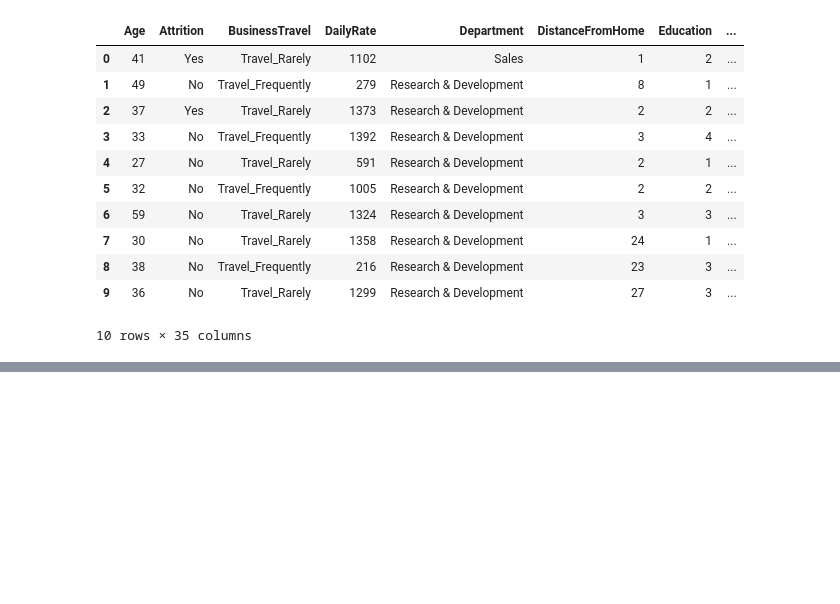
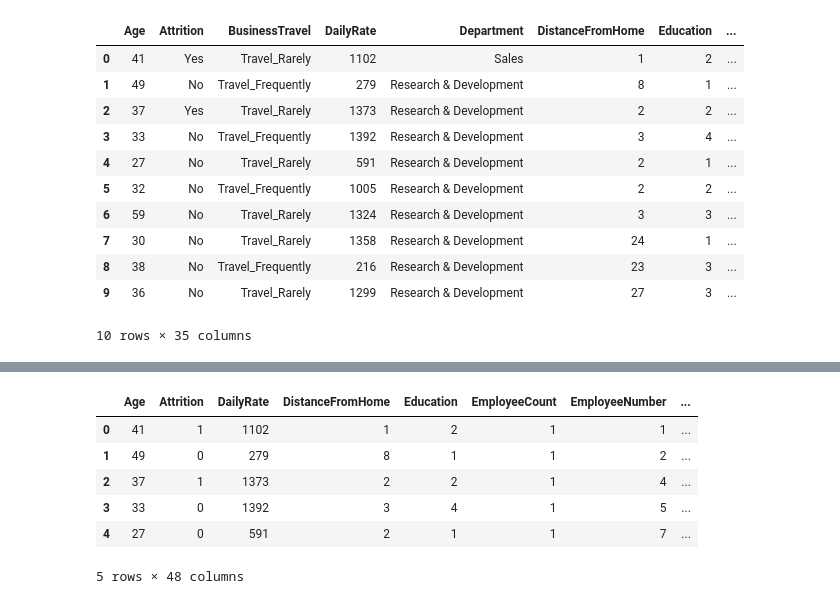
Before and after one commit to Armand57araujo/attrition-guard, a Jupyter notebook: Attrition_Guard.ipynb, the cells around one changed output, grey strips where cells are left out. Drawn from its saved outputs; the diff is of its cells as text; code cells hidden in the pictures; blank space fills up the shorter version.

```diff
--- a/Attrition_Guard.ipynb
+++ b/Attrition_Guard.ipynb
@@ -31,0 +76,14 @@ hr_data.head(10)
+# %%
+#apply onehotencoding to the categorical variables
+categorical_columns = hr_data.select_dtypes(include=['object']).columns.tolist()
+#categorical_columns
+hr_data_encoded = pd.get_dummies(hr_data, columns=categorical_columns, drop_first=True)
+hr_data_encoded.head()
+# %% [output]
+|  | Age | Attrition | DailyRate | DistanceFromHome | Education | EmployeeCount | EmployeeNumber | ... |
+| 0 | 41 | 1 | 1102 | 1 | 2 | 1 | 1 | ... |
+| 1 | 49 | 0 | 279 | 8 | 1 | 1 | 2 | ... |
+| 2 | 37 | 1 | 1373 | 2 | 2 | 1 | 4 | ... |
+| 3 | 33 | 0 | 1392 | 3 | 4 | 1 | 5 | ... |
+| 4 | 27 | 0 | 591 | 2 | 1 | 1 | 7 | ... |
+5 rows × 48 columns
```
Also changed, not shown: parts of 18 cells of this notebook.
